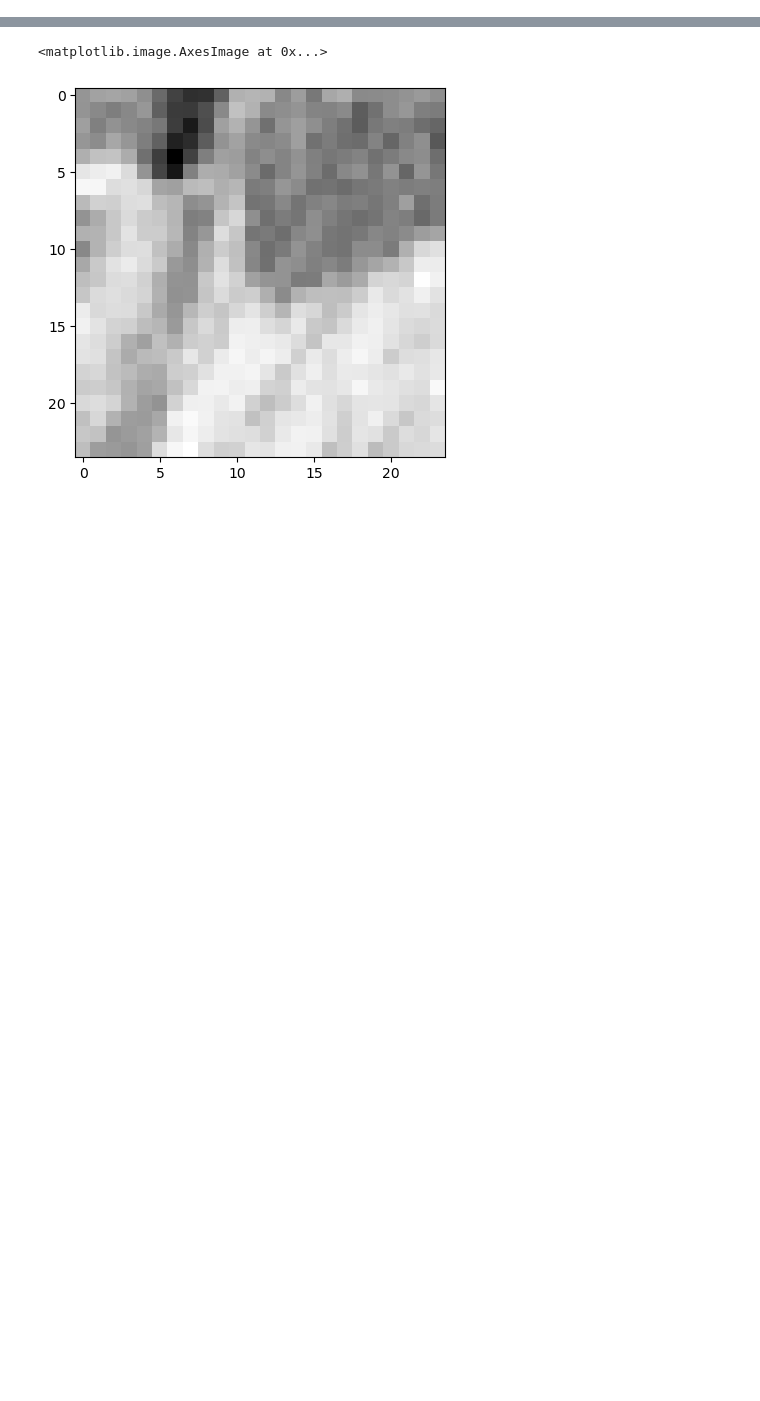
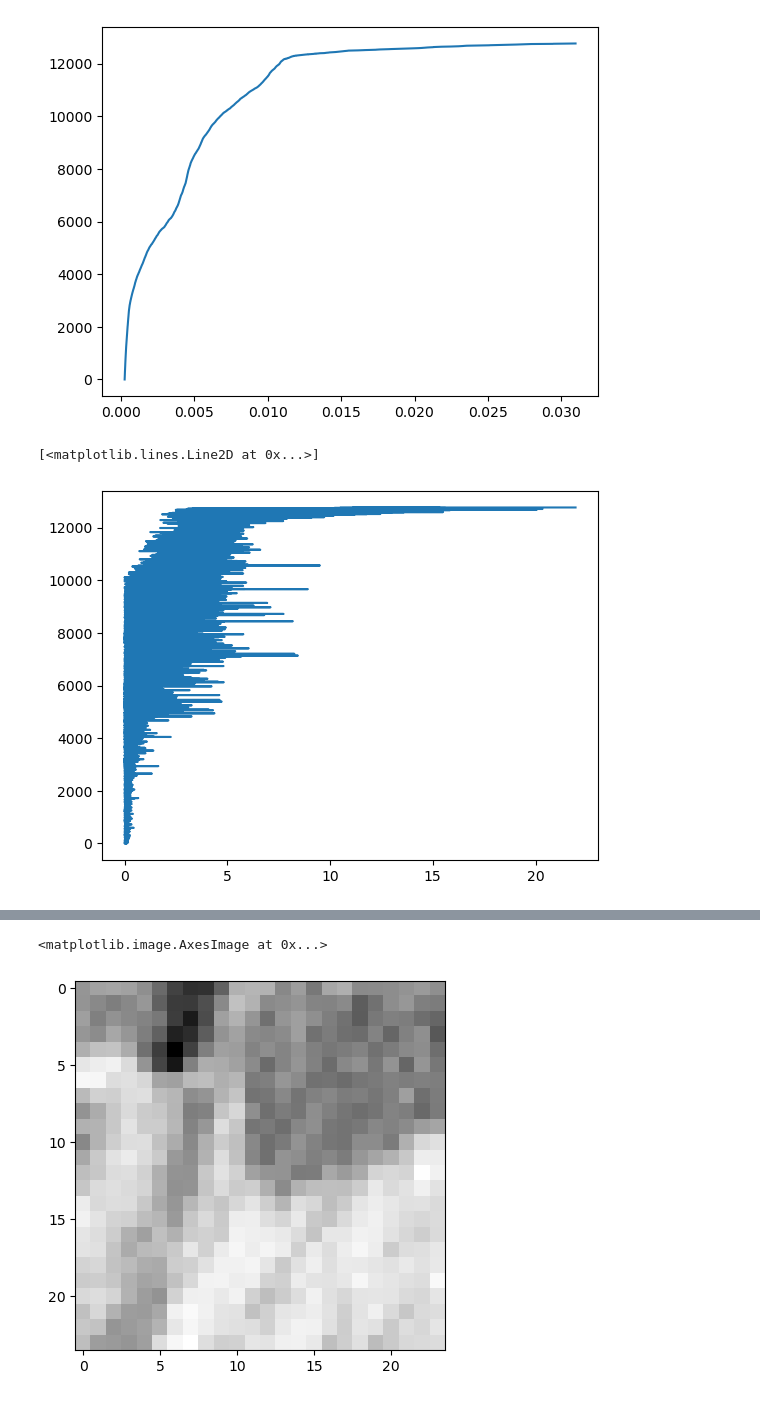
Before and after one commit to jakubMitura14/jax_cpu_experiments_b, a Jupyter notebook: geometric_sv_idea/get_in_triangle.ipynb, the cells around one changed output, grey strips where cells are left out. Cells and saved outputs as stored; diff of their text form; code cells hidden in the pictures; blank space fills up the shorter version.

Commit message:
start approximating covered area by sample
Signed-off-by: Jakub Mitura <jakub.mitura@gmail.com>

```diff
--- a/geometric_sv_idea/get_in_triangle.ipynb
+++ b/geometric_sv_idea/get_in_triangle.ipynb
@@ -431,7 +408,7 @@ def sample_in_triangle(ver_a,ver_b,sv_center, image ,n_radius,n_cross,indicies_f
 
     # dist=(jnp.sum(jnp.dot(ver_a,sv_center).flatten())+jnp.sum(jnp.dot(ver_b,sv_center).flatten()))/2
     # dist=(jnp.sqrt(jnp.sum(jnp.dot(ver_a,sv_center).flatten()))+jnp.sqrt(jnp.sum(jnp.dot(ver_b,sv_center).flatten())))/2
-    dist=(jnp.sum(jnp.dot(ver_a,sv_center).flatten())+jnp.sum(jnp.dot(ver_b,sv_center).flatten()))/2
+    dist=(jnp.sum(jnp.abs(ver_a-sv_center)).flatten()+jnp.sum(jnp.abs(ver_b-sv_center)).flatten())/2
 
     #adding also the sv center
     sv_center=jnp.expand_dims(sv_center,axis=0)
@@ -449,6 +426,17 @@ def sample_area(contr_points, sv_center,n_radius,n_cross,image,indicies_for_cros
     # res=einops.rearrange(res,'a b p-> (a b) p')
     return res,dist
 # sample_area(square_point, center,n_radius,n_cross,image)
+
+
+def map_coords_and_norm(sampled_points_coords,image_new,distt,meann):
+    sampled_points_coords=einops.rearrange(sampled_points_coords,'a b -> b a')
+    sampled_points=jax.scipy.ndimage.map_coordinates(image_new,sampled_points_coords,order=1)
+    sampled_points=(sampled_points-meann)*distt
+    sampled_points= jnp.power(sampled_points,2)
+    return sampled_points.flatten()#*distt
+    # return sampled_points#*distt
+
+v_map_coords_and_norm= jax.vmap(map_coords_and_norm,in_axes=(0,None,0,None))
 # %%
 import multiprocessing as mp
 import numpyro.distributions as dist
@@ -551,0 +540,3 @@ simm_multi=v_v_sim(mean,std,center,keys)
+# %%
+simm_multi_sorted=simm_multi[simm_multi[:, 0].argsort()]
+jnp.round(jnp.array(simm_multi_sorted),2)[20000:,:]
@@ -552,3 +551,14 @@ simm_multi=v_v_sim(mean,std,center,keys)
+# %%
+curr=simm_multi_sorted[20000:,:]
+lennn = curr.shape[0]
+plt.plot(curr[:,0],np.arange(lennn))
+# plt.plot(curr[:,0],curr[:,0])
+plt.show()
+plt.plot(curr[:,1],np.arange(lennn))
+# %% [output]
+[figure, added]
+[<matplotlib.lines.Line2D at 0x...>]
+[figure, added]
 # %%
 # simm_multi_sorted=simm_multi[simm_multi[:, 0].argsort()]
 # jnp.round(jnp.array(simm_multi_sorted)).astype(int)
```
Also changed, not shown: parts of 12 cells of this notebook, 1 other file.
